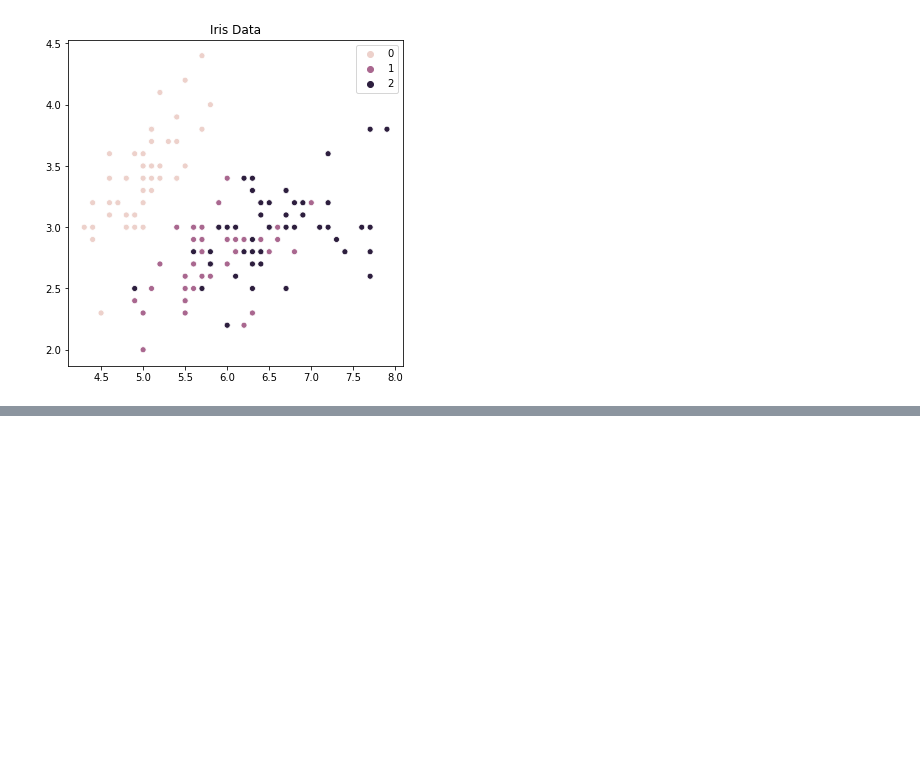
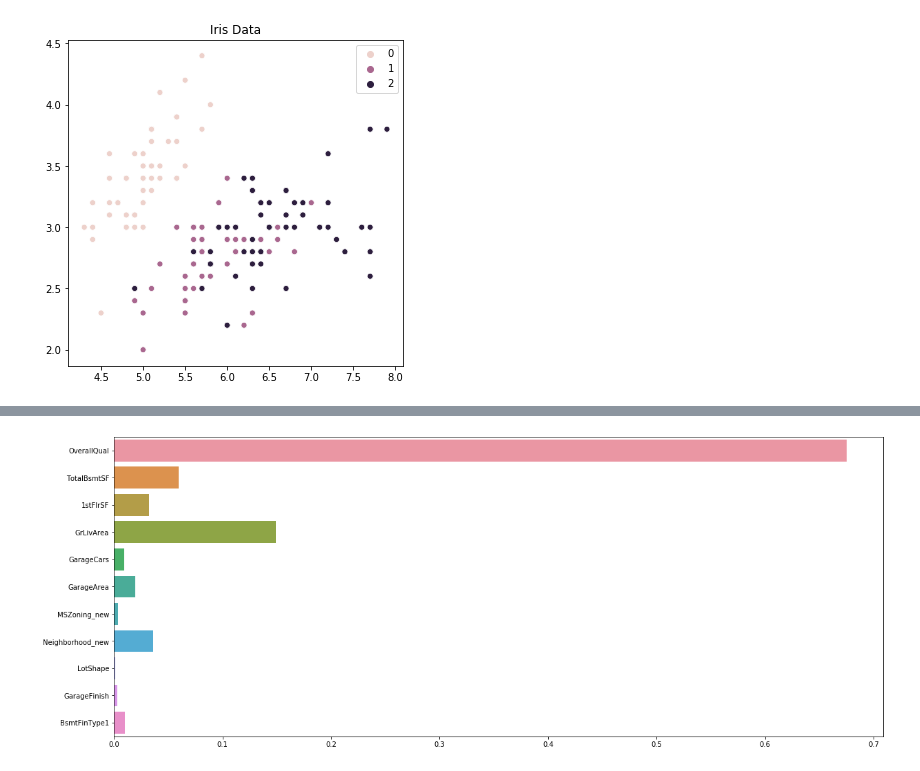
Before and after one commit to Asphalt93/dmqa_study, a Jupyter notebook: dmqa_pytorch/2019_MachineLearning/ML_Algorithm/01_DecisionTree(CART).ipynb, the cells around one changed output, grey strips where cells are left out. Saved outputs shown, nothing was run; the diff lists cells and outputs as text; code cells hidden in the pictures; blank space fills up the shorter version.

```diff
--- a/dmqa_pytorch/2019_MachineLearning/ML_Algorithm/01_DecisionTree(CART).ipynb
+++ b/dmqa_pytorch/2019_MachineLearning/ML_Algorithm/01_DecisionTree(CART).ipynb
@@ -282,0 +456,11 @@ DecisionTreeClassifier(class_weight=None, criterion='gini', max_depth=None,
+# %%
+df_object_selected = pd.DataFrame()
+df_object_selected['MSZoning_new'] = LabelEncoder().fit_transform(dfh['MSZoning'])
+df_object_selected['Neighborhood_new'] = LabelEncoder().fit_transform(dfh['Neighborhood'])
+df_object_selected['LotShape'] = LabelEncoder().fit_transform(dfh['LotShape'])
+df_object_selected['GarageFinish'] = LabelEncoder().fit_transform(dfh['GarageFinish'])
+df_object_selected['BsmtFinType1'] = LabelEncoder().fit_transform(dfh['BsmtFinType1'])
+# %%
+X_train, X_test, y_train, y_test = train_test_split(
+    pd.merge(dfh[col_number_selected], df_object_selected, how = 'left', right_index = True, left_index = True),
+    dfh[dfh.columns[-1]], test_size=0.25, random_state=42)
@@ -282,0 +487,7 @@ DecisionTreeClassifier(class_weight=None, criterion='gini', max_depth=None,
+# %%
+plt.figure(figsize=(20,8))
+sns.barplot(y = list(col_number_selected) + list(df_object_selected.columns),
+           x = model_tree.feature_importances_)
+plt.show()
+# %% [output]
+[figure, added]
```
Also changed, not shown: parts of 40 cells of this notebook, 5 other files.
